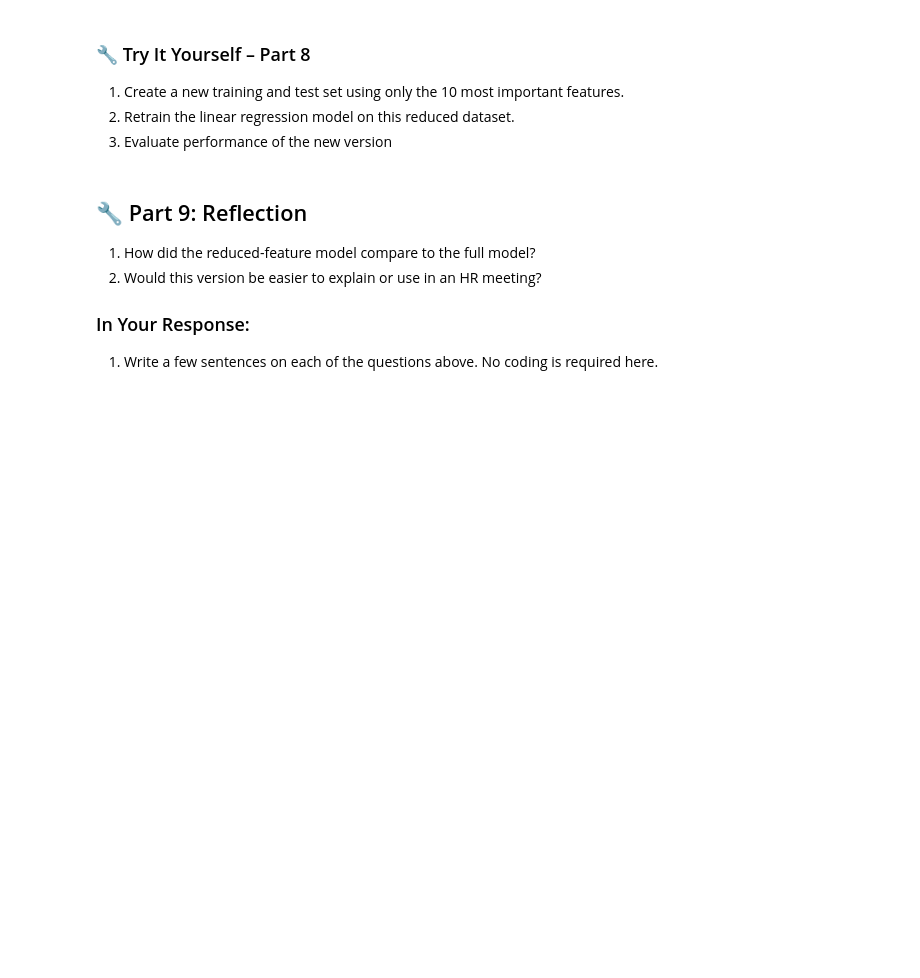
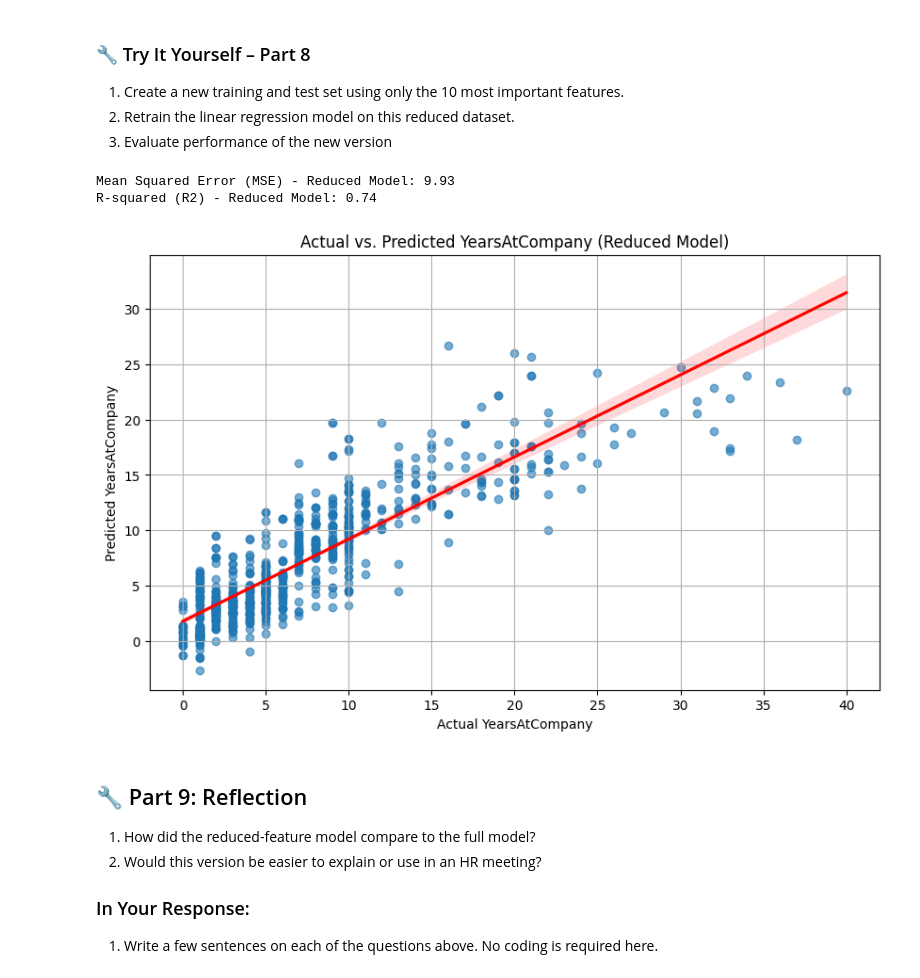
Before and after one commit to thornton330j/IS-4487, a Jupyter notebook: Labs/lab_11_ThorntonJackson.ipynb, the cells around one changed output. Saved outputs shown, nothing was run; the diff lists cells and outputs as text; code cells hidden in the pictures; blank space fills up the shorter version.

```diff
--- a/Labs/lab_11_ThorntonJackson.ipynb
+++ b/Labs/lab_11_ThorntonJackson.ipynb
@@ -312,17 +397,45 @@ top_features
 2. Retrain the linear regression model on this reduced dataset.
 3. Evaluate performance of the new version
 # %%
+import matplotlib.pyplot as plt
+import seaborn as sns
+from sklearn.linear_model import LinearRegression
+from sklearn.metrics import mean_squared_error, r2_score
+
 # 🔧 Step 1: Identify the top 10 most important features using absolute value of regression coefficients
+top_10_feature_names = top_features.index.tolist()
 
 # 🔧 Step 2: Create new versions of X_train and X_test with only those top features
+X_train_reduced = X_train[top_10_feature_names]
+X_test_reduced = X_test[top_10_feature_names]
 
 # 🔧 Step 3: Initialize and fit a new Regression model on the reduced feature set
+linear_model_reduced = LinearRegression()
+linear_model_reduced.fit(X_train_reduced, y_train)
 
 # 🔧 Step 4: Use the new model to predict on the test set
+y_pred_reduced = linear_model_reduced.predict(X_test_reduced)
 
-# 🔧 Step 5: Create a chart to visualize the new model
+# 🔧 Step 5: Evaluate the reduced model using MSE
+mse_reduced = mean_squared_error(y_test, y_pred_reduced)
+print(f"Mean Squared Error (MSE) - Reduced Model: {mse_reduced:.2f}")
 
 # 🔧 Step 6: Evaluate the reduced model using R-squared
+r2_reduced = r2_score(y_test, y_pred_reduced)
+print(f"R-squared (R2) - Reduced Model: {r2_reduced:.2f}")
+
+# 🔧 Step 7: Create a chart to visualize the new model
+plt.figure(figsize=(10, 6))
+ax_reduced = sns.regplot(x=y_test, y=y_pred_reduced, scatter_kws={'alpha':0.6}, line_kws={"color": "red"})
+ax_reduced.set_xlabel("Actual YearsAtCompany")
+ax_reduced.set_ylabel("Predicted YearsAtCompany")
+plt.title("Actual vs. Predicted YearsAtCompany (Reduced Model)")
+plt.grid(True)
+plt.show()
+# %% [output]
+Mean Squared Error (MSE) - Reduced Model: 9.93
+R-squared (R2) - Reduced Model: 0.74
+[figure, added]
 # %% [markdown]
 ## 🔧 Part 9: Reflection
 
```
Also changed, not shown: parts of 24 cells of this notebook.
